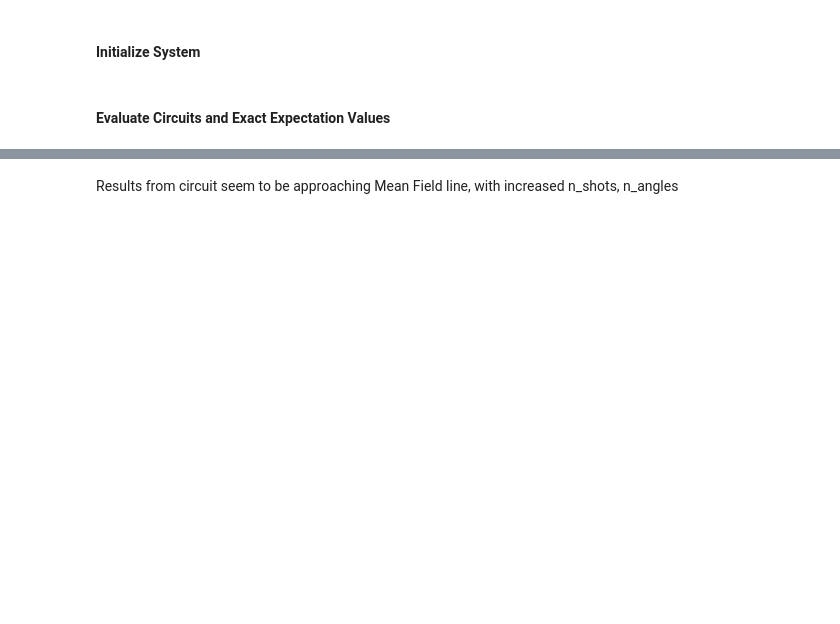
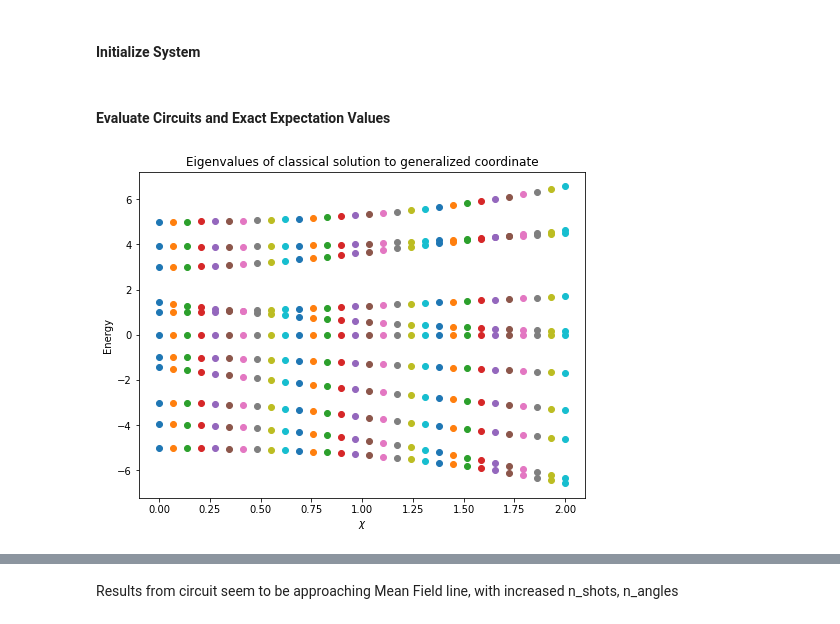
Before and after one commit to cwjsdsu/Qractice, a Jupyter notebook: McBrian/lipkin_model_v2.ipynb, the cells around one changed output, grey strips where cells are left out. Cells and saved outputs as stored; diff of their text form; code cells hidden in the pictures; blank space fills up the shorter version.

```diff
--- a/McBrian/lipkin_model_v2.ipynb
+++ b/McBrian/lipkin_model_v2.ipynb
@@ -147 +190,13 @@ for i in range(n_val):
+# %%
+plt.figure(figsize = (8,6))
+for i in range(gc_array.shape[0]):
+    for j in range(n_val):
+        plt.scatter(chi[j],gc_array[i,j])
+
+plt.title("Eigenvalues of classical solution to generalized coordinate")
+plt.xlabel(r'$\chi$')
+plt.ylabel("Energy")
+plt.show()
+# %% [output]
+[figure, added]
 # %%
```
Also changed, not shown: parts of 6 cells of this notebook.
